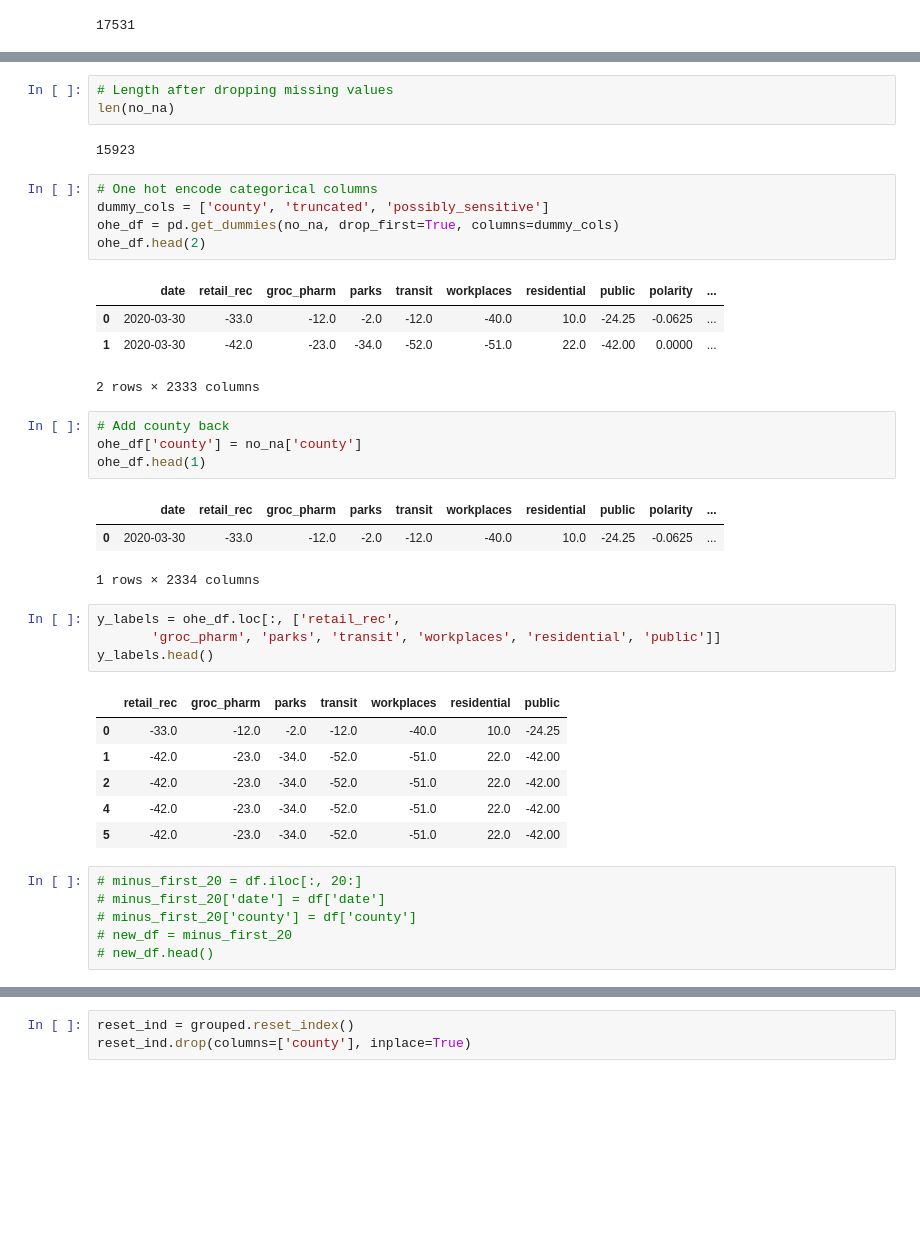
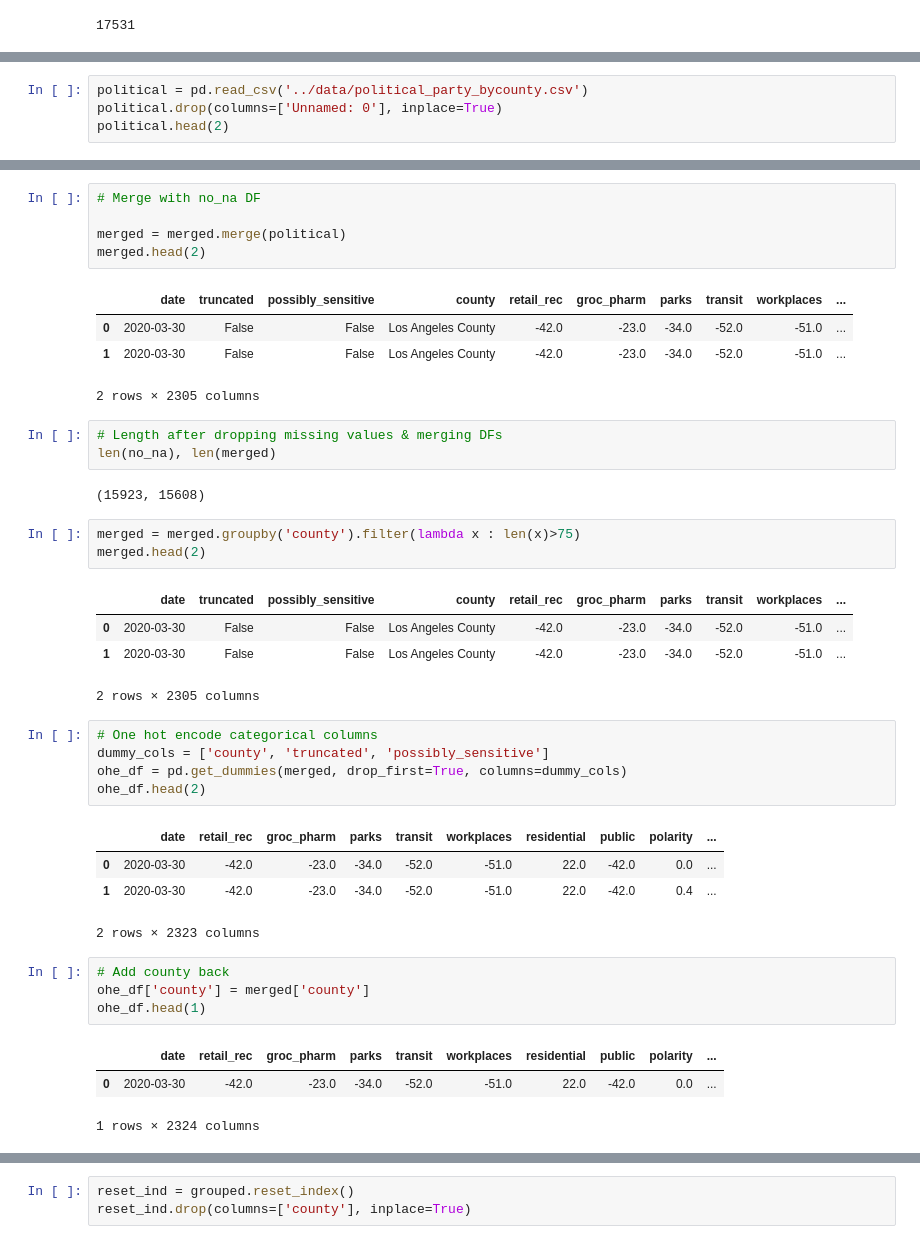
Before and after one commit to swethapola/w207_finalproject, a Jupyter notebook: notebooks/model.ipynb, the cells around one changed output, grey strips where cells are left out. Cells and saved outputs as stored; diff of their text form; blank space fills up the shorter version.

```diff
--- a/notebooks/model.ipynb
+++ b/notebooks/model.ipynb
@@ -51,0 +59,4 @@ no_na = relevant_cols.dropna()
+# %%
+political = pd.read_csv('../data/political_party_bycounty.csv')
+political.drop(columns=['Unnamed: 0'], inplace=True)
+political.head(2)
@@ -52,43 +78,44 @@ no_na = relevant_cols.dropna()
+# %%
+# Merge with no_na DF
+
+merged = merged.merge(political)
+merged.head(2)
+# %% [output]
+|  | date | truncated | possibly_sensitive | county | retail_rec | groc_pharm | parks | transit | workplaces | ... |
+| 0 | 2020-03-30 | False | False | Los Angeles County | -42.0 | -23.0 | -34.0 | -52.0 | -51.0 | ... |
+| 1 | 2020-03-30 | False | False | Los Angeles County | -42.0 | -23.0 | -34.0 | -52.0 | -51.0 | ... |
+2 rows × 2305 columns
 # %%
-# Length after dropping missing values
-len(no_na)
+# Length after dropping missing values & merging DFs
+len(no_na), len(merged)
 # %% [output]
-15923
+(15923, 15608)
+# %%
+merged = merged.groupby('county').filter(lambda x : len(x)>75)
+merged.head(2)
+# %% [output]
+|  | date | truncated | possibly_sensitive | county | retail_rec | groc_pharm | parks | transit | workplaces | ... |
+| 0 | 2020-03-30 | False | False | Los Angeles County | -42.0 | -23.0 | -34.0 | -52.0 | -51.0 | ... |
+| 1 | 2020-03-30 | False | False | Los Angeles County | -42.0 | -23.0 | -34.0 | -52.0 | -51.0 | ... |
+2 rows × 2305 columns
 # %%
 # One hot encode categorical columns
 dummy_cols = ['county', 'truncated', 'possibly_sensitive']
-ohe_df = pd.get_dummies(no_na, drop_first=True, columns=dummy_cols)
+ohe_df = pd.get_dummies(merged, drop_first=True, columns=dummy_cols)
 ohe_df.head(2)
 # %% [output]
 |  | date | retail_rec | groc_pharm | parks | transit | workplaces | residential | public | polarity | ... |
-| 0 | 2020-03-30 | -33.0 | -12.0 | -2.0 | -12.0 | -40.0 | 10.0 | -24.25 | -0.0625 | ... |
-| 1 | 2020-03-30 | -42.0 | -23.0 | -34.0 | -52.0 | -51.0 | 22.0 | -42.00 | 0.0000 | ... |
+| 0 | 2020-03-30 | -42.0 | -23.0 | -34.0 | -52.0 | -51.0 | 22.0 | -42.0 | 0.0 | ... |
+| 1 | 2020-03-30 | -42.0 | -23.0 | -34.0 | -52.0 | -51.0 | 22.0 | -42.0 | 0.4 | ... |
-2 rows × 2333 columns
+2 rows × 2323 columns
 # %%
 # Add county back
-ohe_df['county'] = no_na['county']
+ohe_df['county'] = merged['county']
 ohe_df.head(1)
 # %% [output]
 |  | date | retail_rec | groc_pharm | parks | transit | workplaces | residential | public | polarity | ... |
-| 0 | 2020-03-30 | -33.0 | -12.0 | -2.0 | -12.0 | -40.0 | 10.0 | -24.25 | -0.0625 | ... |
+| 0 | 2020-03-30 | -42.0 | -23.0 | -34.0 | -52.0 | -51.0 | 22.0 | -42.0 | 0.0 | ... |
-1 rows × 2334 columns
+1 rows × 2324 columns
-# %%
-y_labels = ohe_df.loc[:, ['retail_rec',
-       'groc_pharm', 'parks', 'transit', 'workplaces', 'residential', 'public']]
-y_labels.head()
-# %% [output]
-|  | retail_rec | groc_pharm | parks | transit | workplaces | residential | public |
-| 0 | -33.0 | -12.0 | -2.0 | -12.0 | -40.0 | 10.0 | -24.25 |
-| 1 | -42.0 | -23.0 | -34.0 | -52.0 | -51.0 | 22.0 | -42.00 |
-| 2 | -42.0 | -23.0 | -34.0 | -52.0 | -51.0 | 22.0 | -42.00 |
-| 4 | -42.0 | -23.0 | -34.0 | -52.0 | -51.0 | 22.0 | -42.00 |
-| 5 | -42.0 | -23.0 | -34.0 | -52.0 | -51.0 | 22.0 | -42.00 |
-# %%
-# minus_first_20 = df.iloc[:, 20:]
-# minus_first_20['date'] = df['date']
-# minus_first_20['county'] = df['county']
-# new_df = minus_first_20
-# new_df.head()
 # %%
 grouped = ohe_df.groupby(['county','date']).mean()
 grouped.head(2)
```
Also changed, not shown: parts of 50 cells of this notebook.
